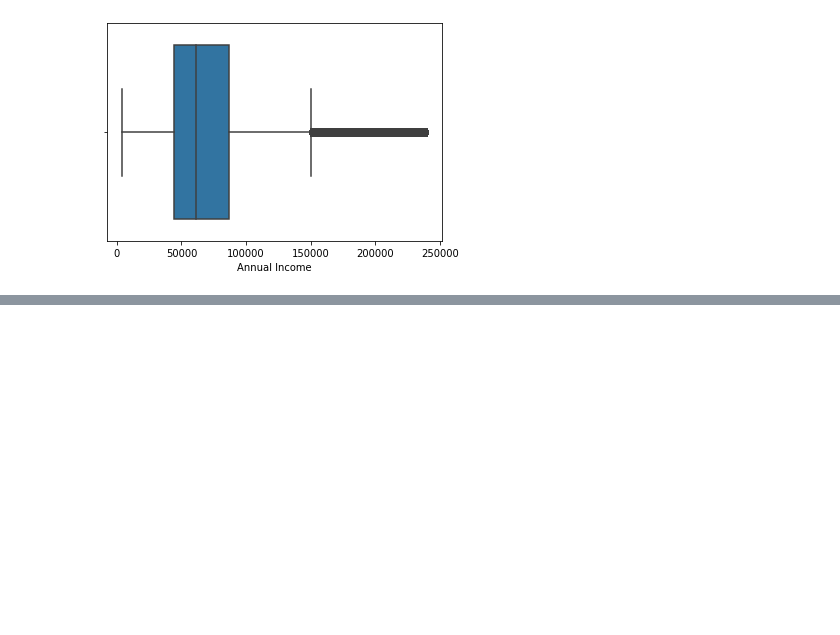
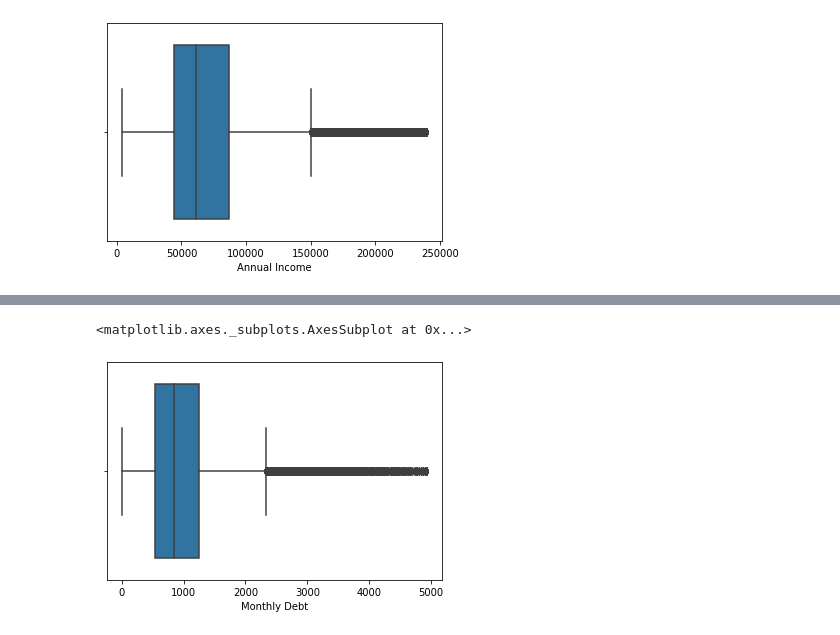
Before and after one commit to sukesh-reddy/Loan-Eligibility-Prediction-Using-Gradient-Boosting-Classifier, a Jupyter notebook: Loan Prediction.ipynb, the cells around one changed output, grey strips where cells are left out. Drawn from its saved outputs; the diff is of its cells as text; code cells hidden in the pictures; blank space fills up the shorter version.

```diff
--- a/Loan Prediction.ipynb
+++ b/Loan Prediction.ipynb
@@ -349,0 +397,5 @@ plt.savefig('D:\\github\\6-Loan Eligibility Prediction\\Loan-Eligibility-Predict
+# %%
+sns.boxplot(data['Monthly Debt'])
+# %% [output]
+<matplotlib.axes._subplots.AxesSubplot at 0x...>
+[figure, added]
```
Also changed, not shown: parts of 14 cells of this notebook.
